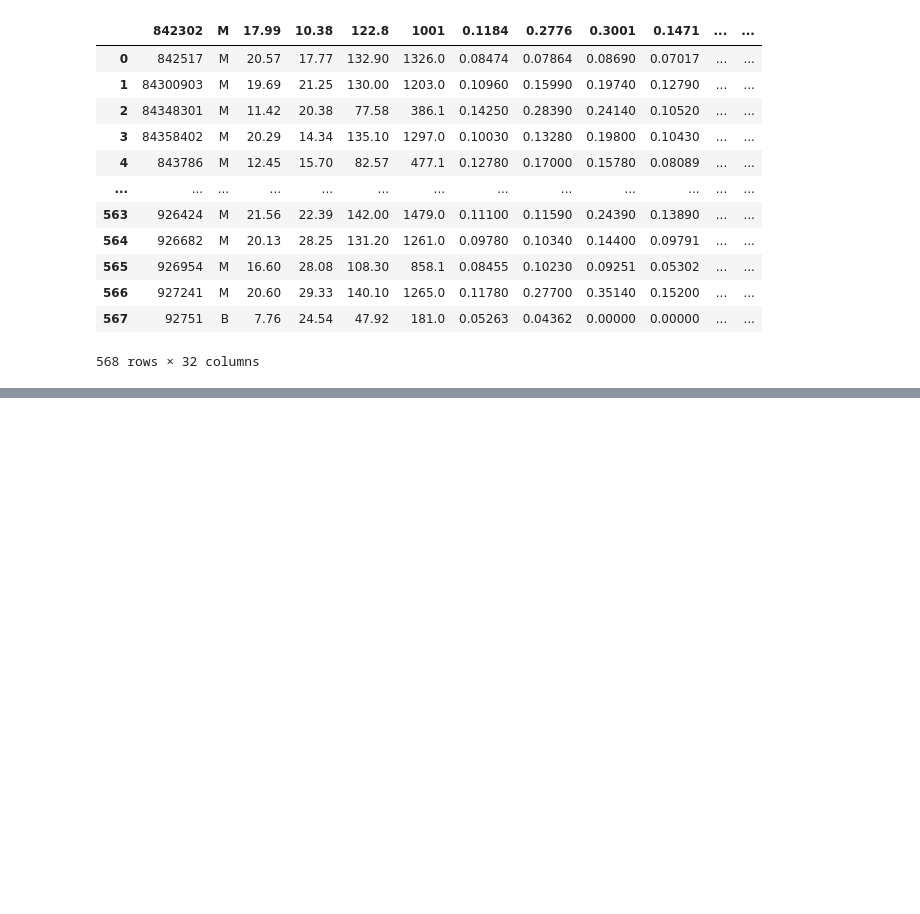
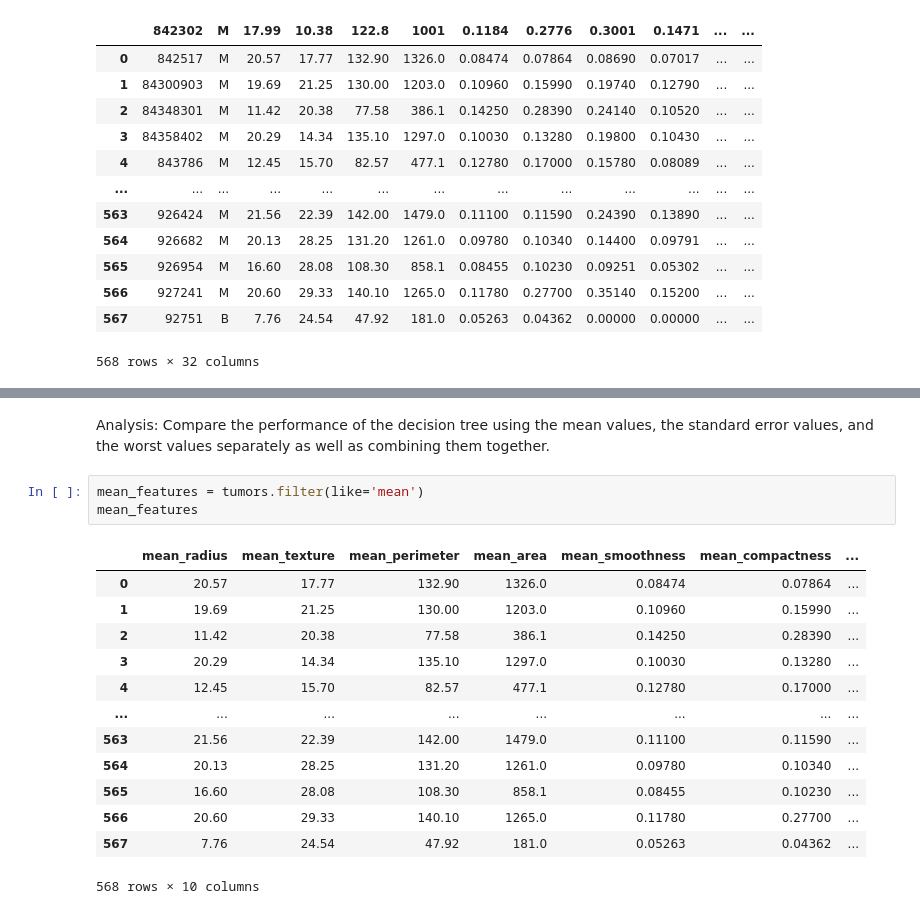
Before and after one commit to clementbowe14/ml-class, a Jupyter notebook: labs/Working_version_of_decision_trees.ipynb, the cells around one changed output, grey strips where cells are left out. Drawn from its saved outputs; the diff is of its cells as text; blank space fills up the shorter version.

```diff
--- a/labs/Working_version_of_decision_trees.ipynb
+++ b/labs/Working_version_of_decision_trees.ipynb
@@ -449,0 +491,20 @@ tumors
+# %% [markdown]
+Analysis:
+Compare the performance of the decision tree using the mean values, the standard error values, and the worst values separately as well as combining them together.
+# %%
+mean_features = tumors.filter(like='mean')
+mean_features
+# %% [output]
+|  | mean_radius | mean_texture | mean_perimeter | mean_area | mean_smoothness | mean_compactness | ... |
+| 0 | 20.57 | 17.77 | 132.90 | 1326.0 | 0.08474 | 0.07864 | ... |
+| 1 | 19.69 | 21.25 | 130.00 | 1203.0 | 0.10960 | 0.15990 | ... |
+| 2 | 11.42 | 20.38 | 77.58 | 386.1 | 0.14250 | 0.28390 | ... |
+| 3 | 20.29 | 14.34 | 135.10 | 1297.0 | 0.10030 | 0.13280 | ... |
+| 4 | 12.45 | 15.70 | 82.57 | 477.1 | 0.12780 | 0.17000 | ... |
+| ... | ... | ... | ... | ... | ... | ... | ... |
+| 563 | 21.56 | 22.39 | 142.00 | 1479.0 | 0.11100 | 0.11590 | ... |
+| 564 | 20.13 | 28.25 | 131.20 | 1261.0 | 0.09780 | 0.10340 | ... |
+| 565 | 16.60 | 28.08 | 108.30 | 858.1 | 0.08455 | 0.10230 | ... |
+| 566 | 20.60 | 29.33 | 140.10 | 1265.0 | 0.11780 | 0.27700 | ... |
+| 567 | 7.76 | 24.54 | 47.92 | 181.0 | 0.05263 | 0.04362 | ... |
+568 rows × 10 columns
```
Also changed, not shown: parts of 7 cells of this notebook.
